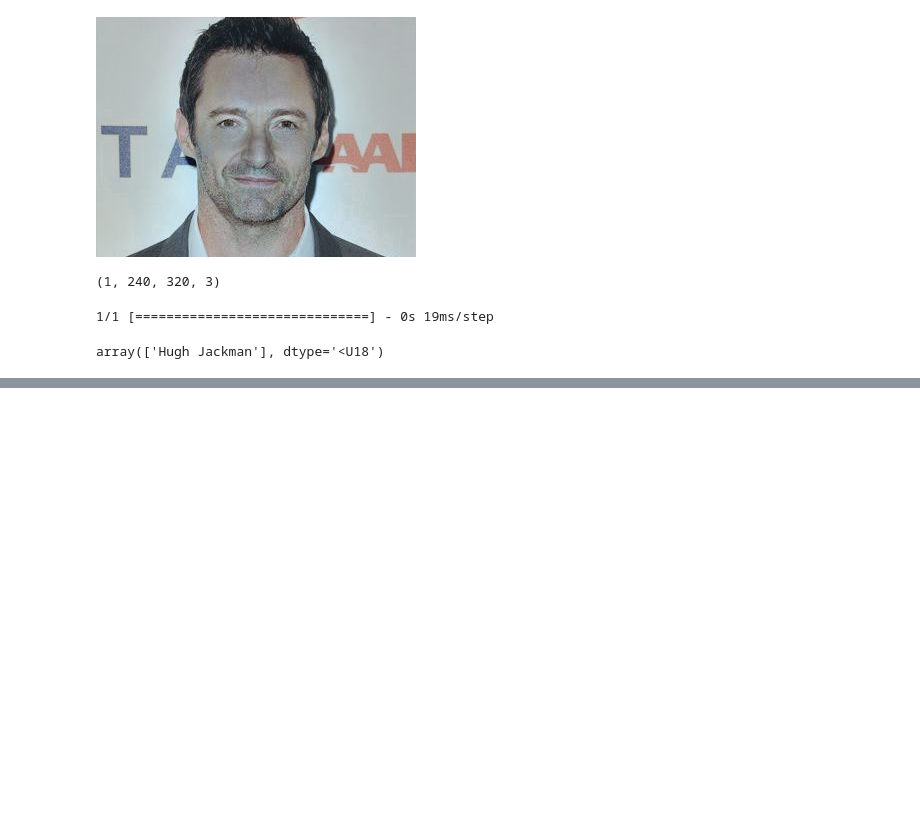
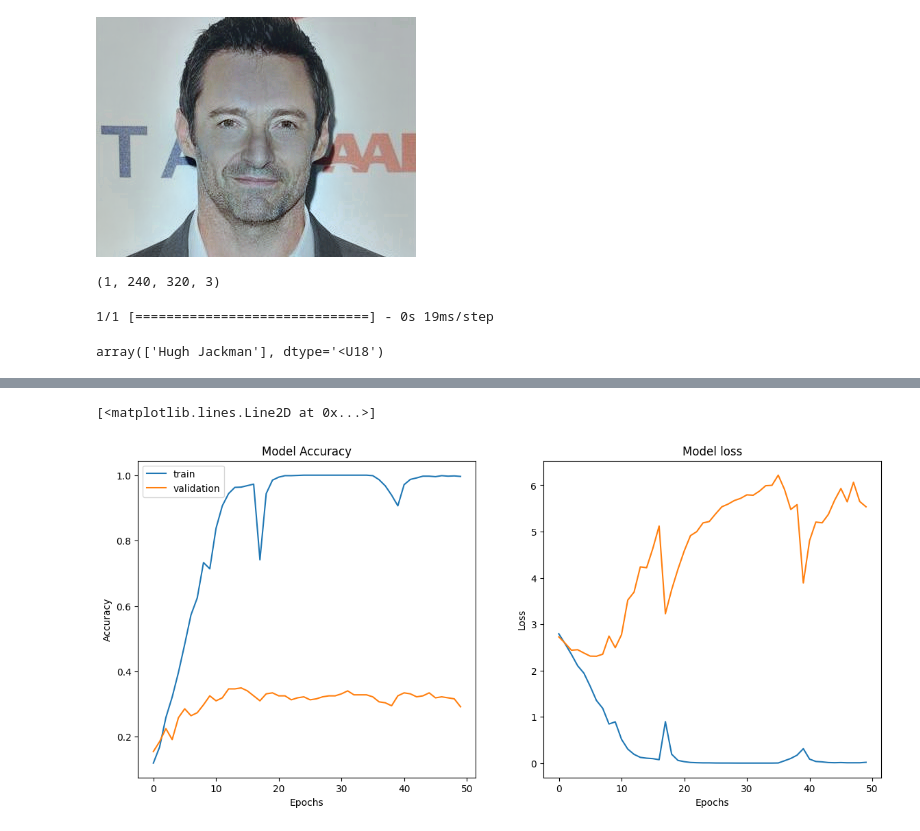
Before and after one commit to niil87/Machine-Learning-for-IOT---Fall-2022-Batch-Lund-University, a Jupyter notebook: tensor_single/keras.ipynb, the cells around one changed output, grey strips where cells are left out. Saved outputs shown, nothing was run; the diff lists cells and outputs as text; code cells hidden in the pictures; blank space fills up the shorter version.

Commit message:
model 45k

```diff
--- a/tensor_single/keras.ipynb
+++ b/tensor_single/keras.ipynb
@@ -233,5 +233,5 @@ Trainable params: 45,361
 Non-trainable params: 0
 _________________________________________________________________
 # %%
-history = model_45k.fit(train_data, train_labels, validation_data=(validation_data, validation_labels), batch_size=32, epochs=50)#, callbacks=[callback])
+history_45k = model_45k.fit(train_data, train_labels, validation_data=(validation_data, validation_labels), batch_size=32, epochs=50)#, callbacks=[callback])
 # %% [output]
@@ -262,0 +258,19 @@ with open('data.npy', 'rb') as f:
+# %%
+plt.figure(figsize=(14,6))
+plt.subplot(1,2,1)
+plt.title('Model Accuracy')
+plt.xlabel('Epochs')
+plt.ylabel('Accuracy')
+plt.plot(history_45k.history['accuracy'], label='train')
+plt.plot(history_45k.history['val_accuracy'], label='validation')
+plt.legend()
+
+plt.subplot(1,2,2)
+plt.title('Model loss')
+plt.ylabel('Loss')
+plt.xlabel('Epochs')
+plt.plot(history_45k.history['loss'], label="train")
+plt.plot(history_45k.history['val_loss'], label="validation")
+# %% [output]
+[<matplotlib.lines.Line2D at 0x...>]
+[figure, added]
```
Also changed, not shown: parts of 4 cells of this notebook, 14 other files.
